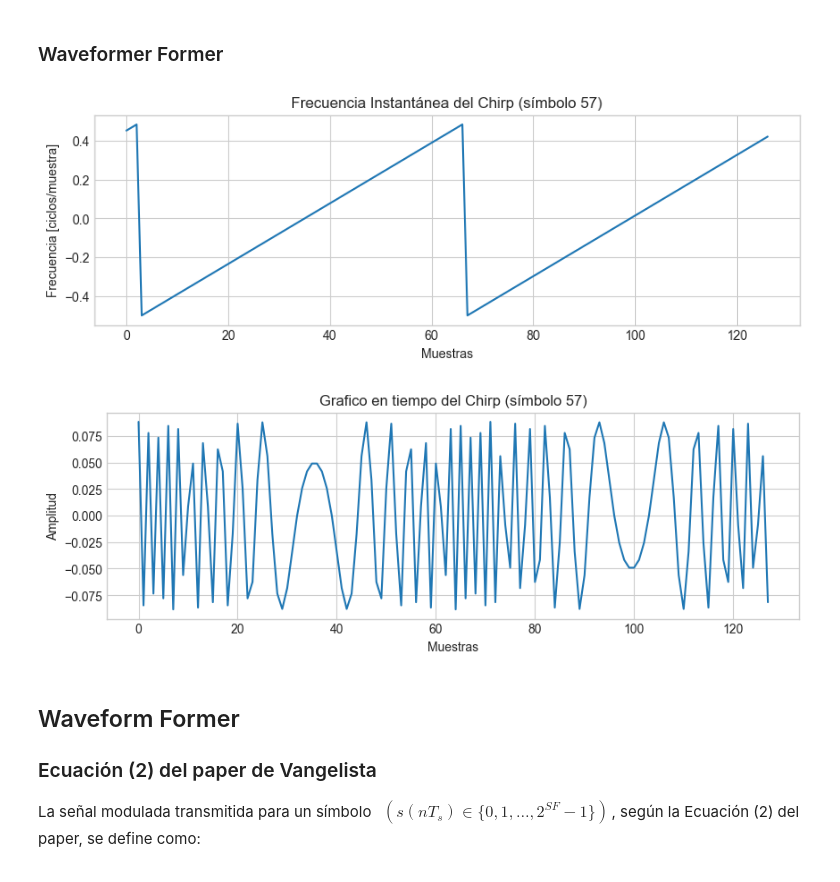
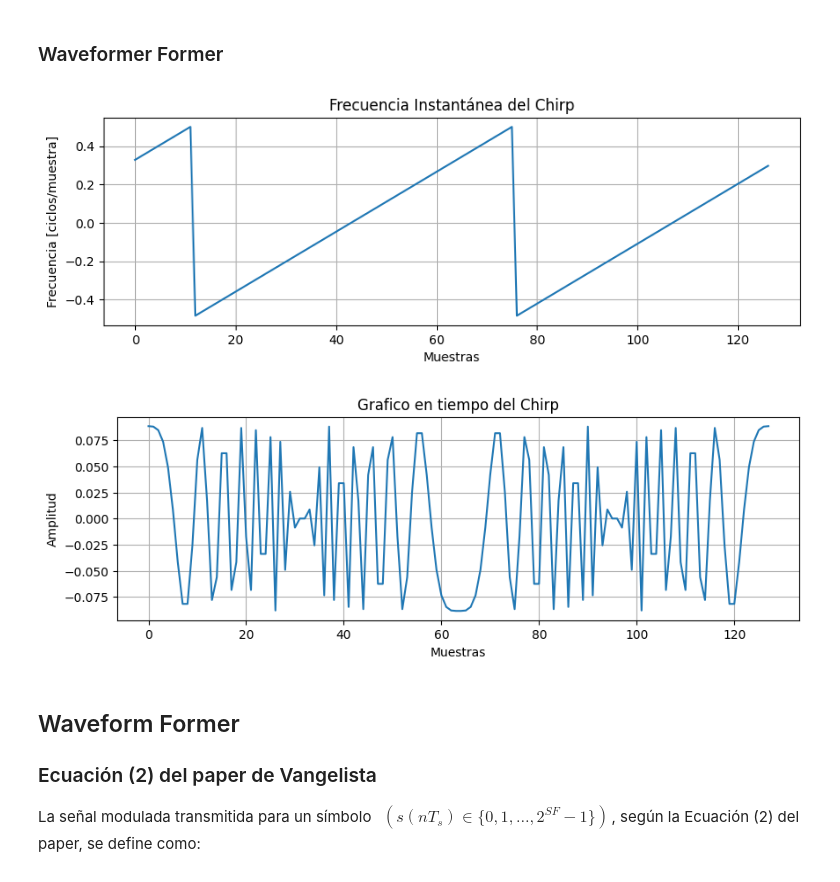
Before and after one commit to Nicolas44896/Proyecto-LoRa, a Jupyter notebook: Proyecto-LoRa.ipynb, the cells around one changed output. Cells and saved outputs as stored; diff of their text form; code cells hidden in the pictures.

```diff
--- a/Proyecto-LoRa.ipynb
+++ b/Proyecto-LoRa.ipynb
@@ -5,15 +5,15 @@ import numpy as np
 import matplotlib.pyplot as plt
 # %%
 #Variables
-bits = [1, 0, 0, 1, 1, 1, 0, 0, 0, 1, 0, 1, 0, 0]
 BitsArray = [700,700,700, 700, 700, 700, 700]
 bits_tx = np.random.randint(0,2, size=BitsArray[0])
 SF = 7
 SF_Validos = [7, 8, 9, 10, 11, 12]
 M = 2**SF
 simbolo_tx = coder(bits_tx, SF)
-Decodificados = decoder(simbolo_tx, 7)
-chirp_tx = waveform_former(simbolo_tx, SF)[0]
+Decodificados = decoder(simbolo_tx, SF)
+chirp_tx = waveform_former(simbolo_tx, SF)
+chirp_tx_aux = waveform_former(simbolo_tx, SF)[0]
 downchirp = (1 / np.sqrt(M)) * np.exp(-1j * 2 * np.pi * np.arange(M)**2 / M)
 simbolo_rx = n_tuple_former(chirp_tx, SF)
 s_rx = n_tuple_former(chirps_tx, SF)
@@ -147,33 +166,30 @@ def waveform_former(s, SF):
 
     return np.array(chirps)  # matriz [N x M]
 # %%
-
- # Generar un chirp para símbolo 57
-chirp = waveform_former([57], SF)[0]
-
+ # Generar un chirp
 # Calcular fase y frecuencia instantánea
-fase = np.unwrap(np.angle(chirp))
+fase = np.unwrap(np.angle(chirp_tx_aux))
 frecuencia_inst = np.diff(fase) / (2 * np.pi)
 
 # Graficar
 plt.figure(figsize=(10, 3))
 plt.plot(frecuencia_inst)
-plt.title("Frecuencia Instantánea del Chirp (símbolo 57)")
+plt.title("Frecuencia Instantánea del Chirp")
 plt.xlabel("Muestras")
 plt.ylabel("Frecuencia [ciclos/muestra]")
 plt.grid(True)
 plt.show()
 
 plt.figure(figsize=(10, 3))
 plt.plot(chirp[:2**SF])
-plt.title("Grafico en tiempo del Chirp (símbolo 57)")
+plt.title("Grafico en tiempo del Chirp")
 plt.xlabel('Muestras')
 plt.ylabel('Amplitud')
 plt.grid(True)
 plt.show()
 # %% [output]
-[figure, old version]
+[figure, new version]
-[figure, old version]
+[figure, new version]
 # %% [markdown]
 ##  Waveform Former
 
```
Also changed, not shown: parts of 6 cells of this notebook.
